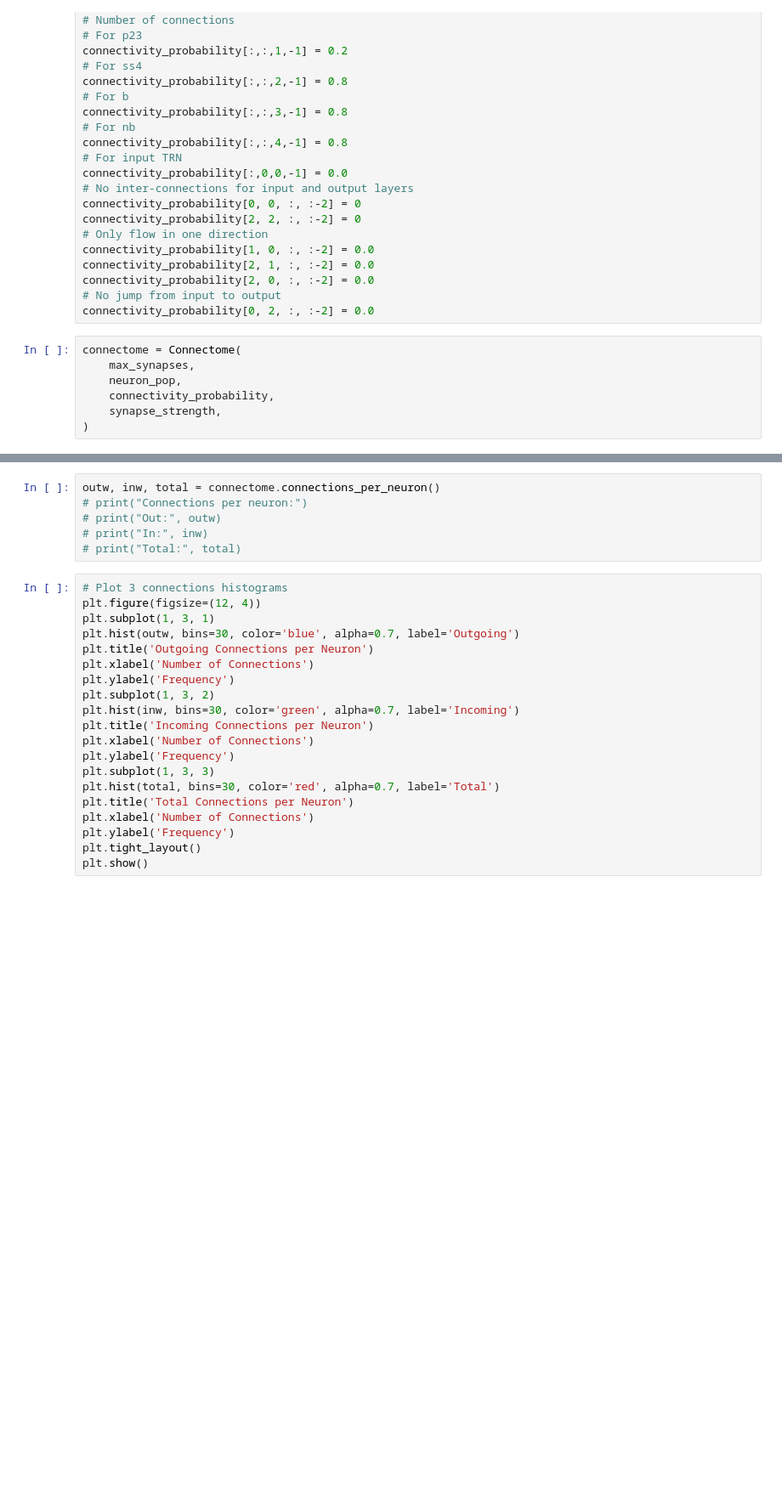
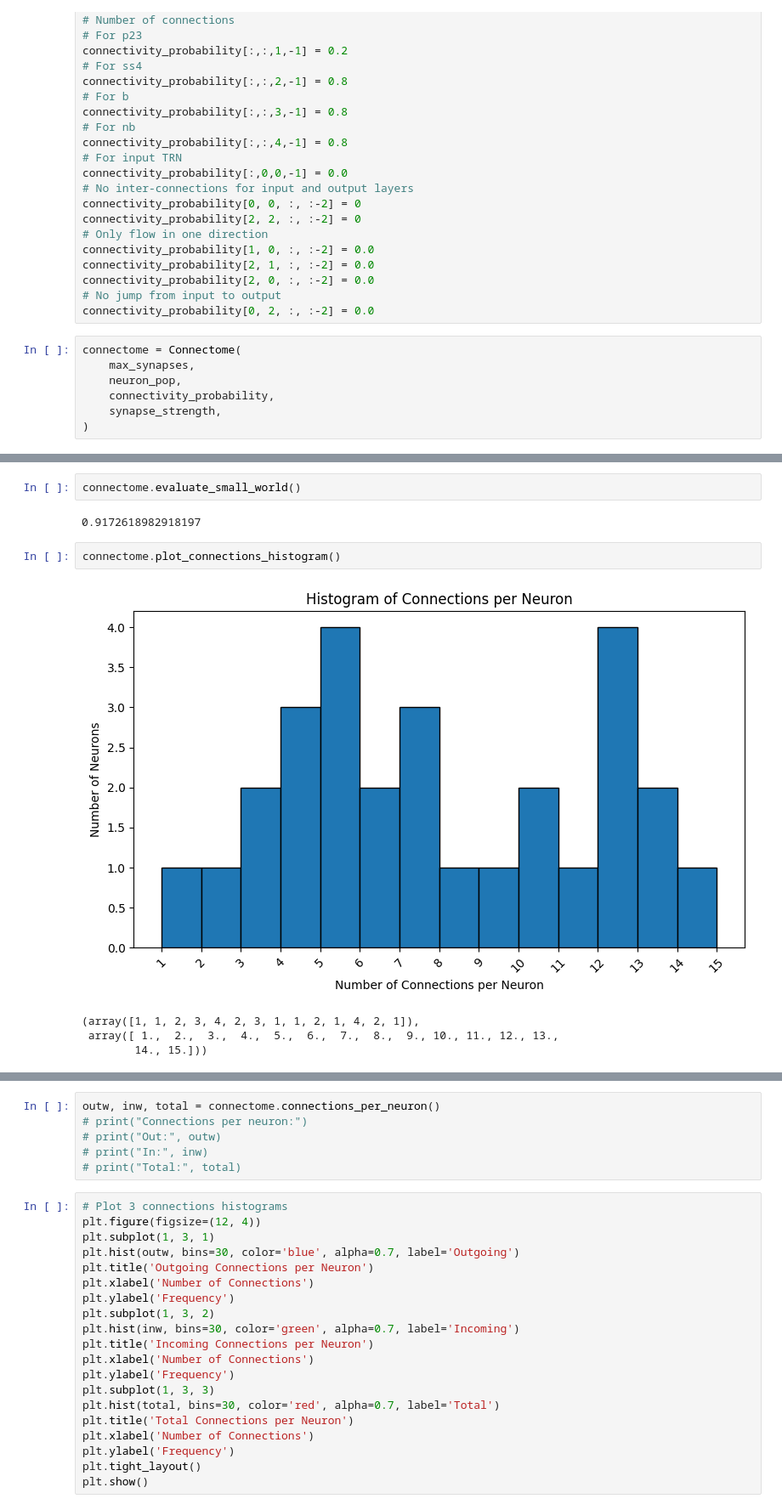
Before and after one commit to Dalsaetra/NeuroSimV3, a Jupyter notebook: python/src/notebook_connectome.ipynb, the cells around one changed output, grey strips where cells are left out. Shown at 85% size. Cells and saved outputs as stored; diff of their text form; blank space fills up the shorter version.

```diff
--- a/python/src/notebook_connectome.ipynb
+++ b/python/src/notebook_connectome.ipynb
@@ -76,3 +82,14 @@ connectome = Connectome(
+# %%
+connectome.evaluate_small_world()
+# %% [output]
+0.9172618982918197
+# %%
+connectome.plot_connections_histogram()
+# %% [output]
+[figure, added]
+(array([1, 1, 2, 3, 4, 2, 3, 1, 1, 2, 1, 4, 2, 1]),
+ array([ 1.,  2.,  3.,  4.,  5.,  6.,  7.,  8.,  9., 10., 11., 12., 13.,
+        14., 15.]))
 # %%
 connectome.M
 # %% [output]
```
Also changed, not shown: parts of 6 cells of this notebook, 3 other files.
